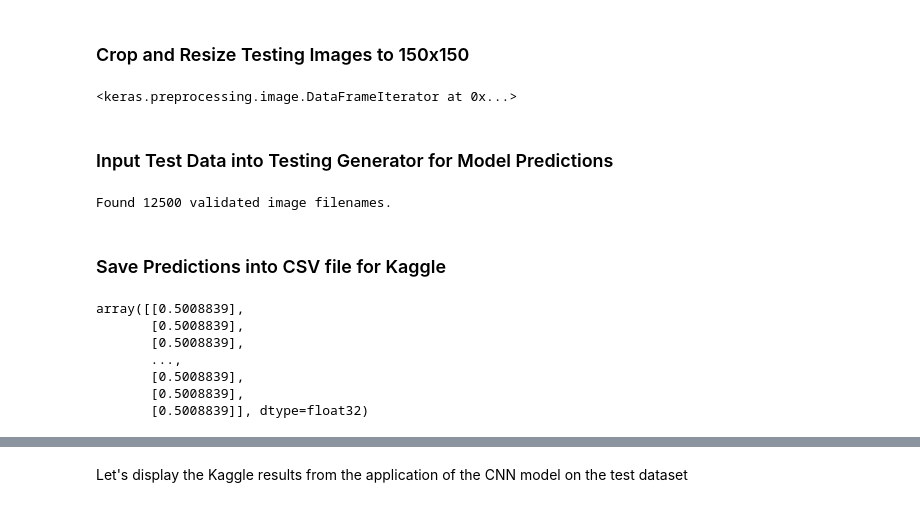
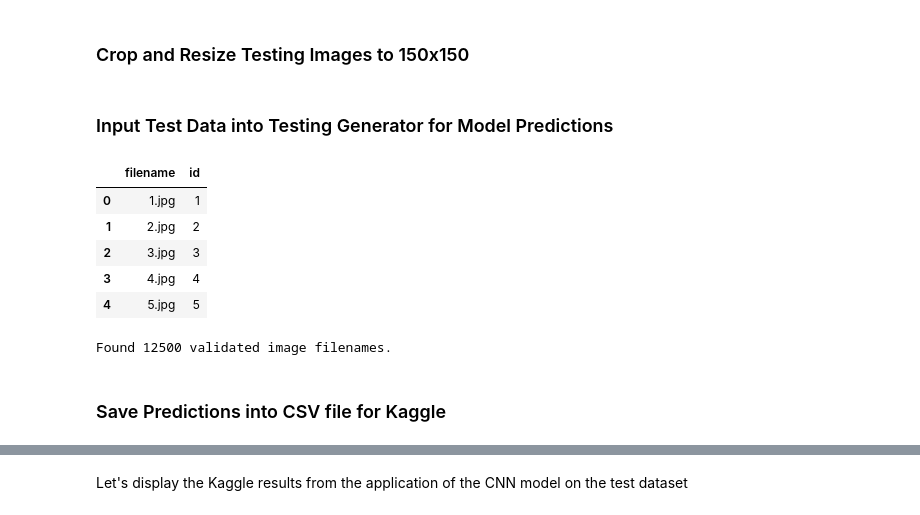
Before and after one commit to JuliaGranito/Module-8, a Jupyter notebook: Module 8 Notebook.ipynb, the cells around one changed output, grey strips where cells are left out. Saved outputs shown, nothing was run; the diff lists cells and outputs as text; code cells hidden in the pictures.

```diff
--- a/Module 8 Notebook.ipynb
+++ b/Module 8 Notebook.ipynb
@@ -225,25 +225,25 @@ from tensorflow.keras.preprocessing.image import ImageDataGenerator
 # %%
 # create ImageDataGenerator to apply preprocessing for images and split data to batches
 image_size = 150 # dimension of cropped image is 150x150
-batch_size = 64 # start with relatively small batch size
+batch_size = 32 # start with relatively small batch size
 epochs = 10 # start with 10 epochs
 
 train_datagen = ImageDataGenerator(rescale = 1./255, # rescale the image pixels
-                                   #rotation_range=20,
+                                   rotation_range=20,
                                    validation_split=0.2, # allocate 20% of the data as validation
-                                   horizontal_flip=True
-                                   #width_shift_range = 0.2,
-                                   #height_shift_range = 0.2
+                                   horizontal_flip=True,
+                                   width_shift_range = 0.2,
+                                   height_shift_range = 0.2
                                   )
 
-train_generator = train_datagen.flow_from_directory('train_cropped/',
+train_generator = train_datagen.flow_from_directory('train_cropped',
                                                     class_mode='binary',
                                                     batch_size = batch_size,
                                                     target_size=(image_size,image_size),
                                                     subset='training',
                                                     shuffle=True,
                                                     seed=10)
-validation_generator = train_datagen.flow_from_directory('train_cropped/',
+validation_generator = train_datagen.flow_from_directory('train_cropped',
                                                          class_mode='binary',
                                                          batch_size = batch_size,
                                                          target_size=(image_size,image_size),
@@ -429,35 +486,27 @@ test_df.sort_values(by = 'id', inplace = True, ignore_index = True)
 test_df.head()
-# %%
-test_generator
-# %% [output]
-<keras.preprocessing.image.DataFrameIterator at 0x...>
 # %% [markdown]
 ### Input Test Data into Testing Generator for Model Predictions
 # %%
 # rescale image pixels
 test_gen = ImageDataGenerator(rescale = 1./255)
 # create test generator for testing data
 test_generator = test_gen.flow_from_dataframe(test_df,
-                                               directory='test_cropped/',
+                                               directory='test_cropped',
                                                x_col='filename',
                                                class_mode= None,
                                                target_size=(image_size,image_size),
                                                batch_size=batch_size,
                                                shuffle=False
 )
 # %% [output]
+|  | filename | id |
+| 0 | 1.jpg | 1 |
+| 1 | 2.jpg | 2 |
+| 2 | 3.jpg | 3 |
+| 3 | 4.jpg | 4 |
+| 4 | 5.jpg | 5 |
 Found 12500 validated image filenames.
 # %% [markdown]
 ### Save Predictions into CSV file for Kaggle
-# %%
-cnn_pred1
-# %% [output]
-array([[0.5008839],
-       [0.5008839],
-       [0.5008839],
-       ...,
-       [0.5008839],
-       [0.5008839],
-       [0.5008839]], dtype=float32)
 # %%
 # Apply the cnn model1 to the test dataset
```
Also changed, not shown: parts of 12 cells of this notebook, 7 other files.
